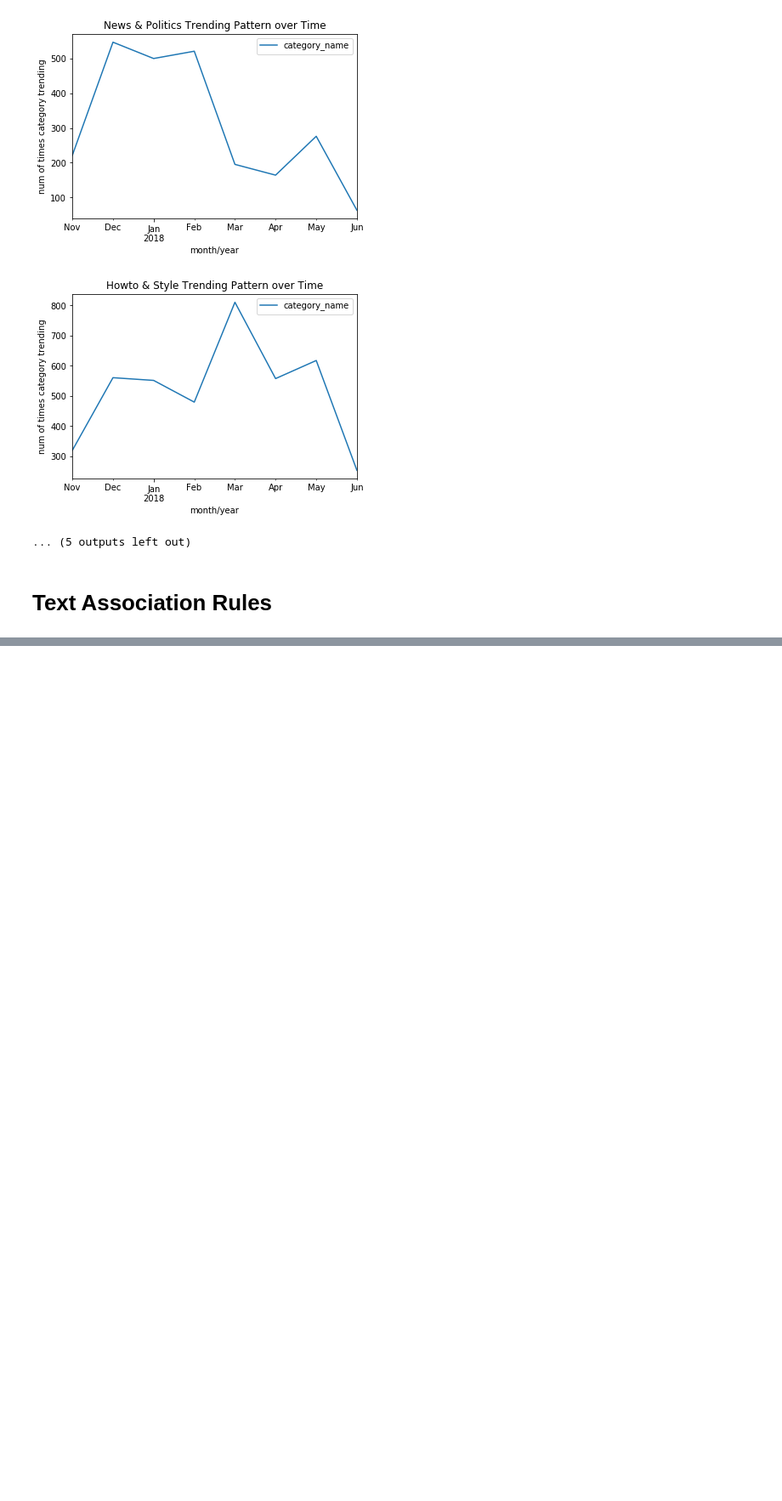
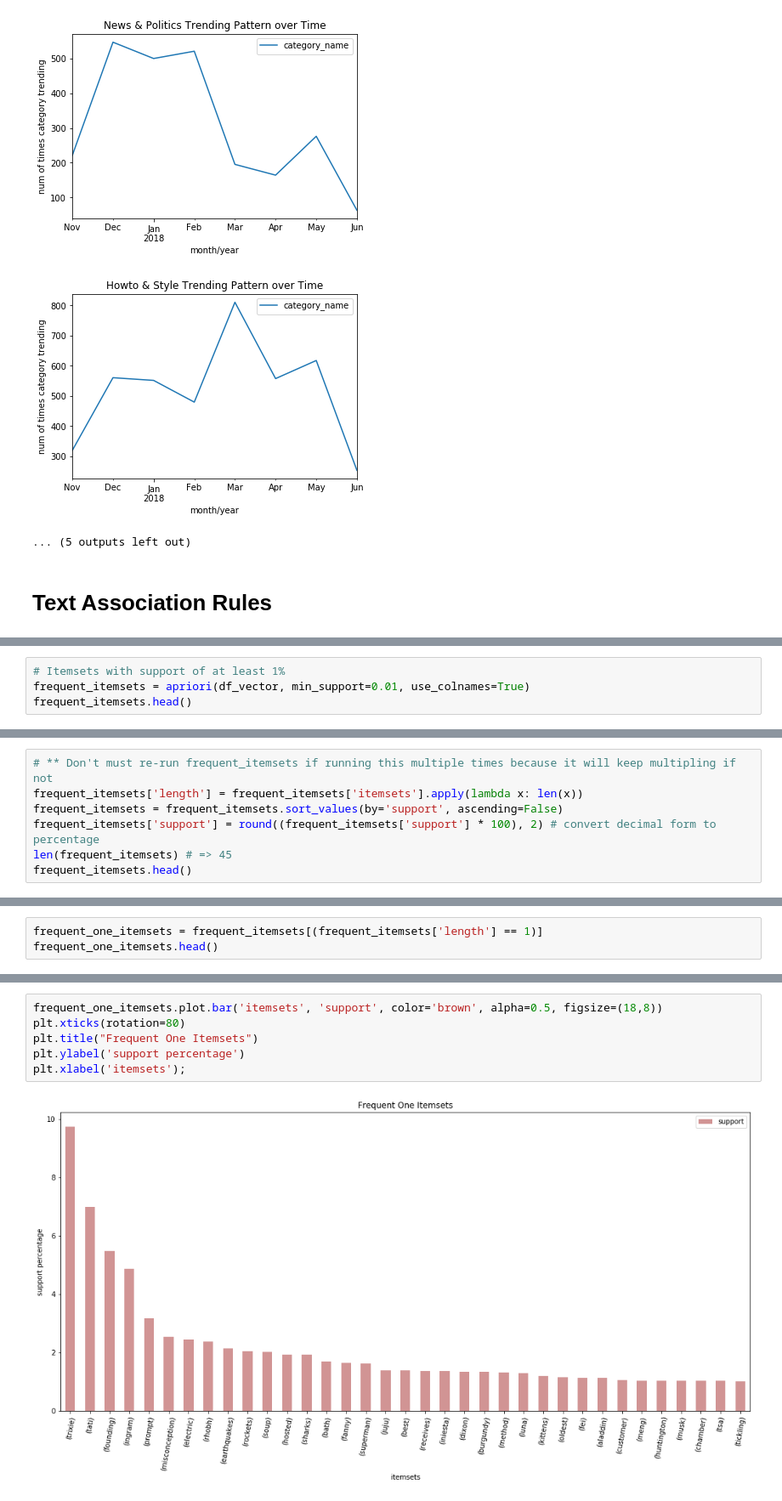
Before and after one commit to run-cmw/trending-yt-vids-api, a Jupyter notebook: project/time_association.ipynb, the cells around one changed output, grey strips where cells are left out. Shown at 85% size. Cells and saved outputs as stored; diff of their text form; blank space fills up the shorter version.

```diff
--- a/project/time_association_geo.ipynb
+++ b/project/time_association.ipynb
@@ -710,0 +669,4 @@ import geoplot
+# %%
+# Itemsets with support of at least 1%
+frequent_itemsets = apriori(df_vector, min_support=0.01, use_colnames=True)
+frequent_itemsets.head()
@@ -710,0 +680,7 @@ import geoplot
+# %%
+# ** Don't must re-run frequent_itemsets if running this multiple times because it will keep multipling if not
+frequent_itemsets['length'] = frequent_itemsets['itemsets'].apply(lambda x: len(x))
+frequent_itemsets = frequent_itemsets.sort_values(by='support', ascending=False)
+frequent_itemsets['support'] = round((frequent_itemsets['support'] * 100), 2) # convert decimal form to percentage
+len(frequent_itemsets) # => 45
+frequent_itemsets.head()
@@ -710,0 +694,3 @@ import geoplot
+# %%
+frequent_one_itemsets = frequent_itemsets[(frequent_itemsets['length'] == 1)]
+frequent_one_itemsets.head()
@@ -710,0 +721,8 @@ import geoplot
+# %%
+frequent_one_itemsets.plot.bar('itemsets', 'support', color='brown', alpha=0.5, figsize=(18,8))
+plt.xticks(rotation=80)
+plt.title("Frequent One Itemsets")
+plt.ylabel('support percentage')
+plt.xlabel('itemsets');
+# %% [output]
+[figure, added]
```
Also changed, not shown: parts of 30 cells of this notebook, 2 other files.
